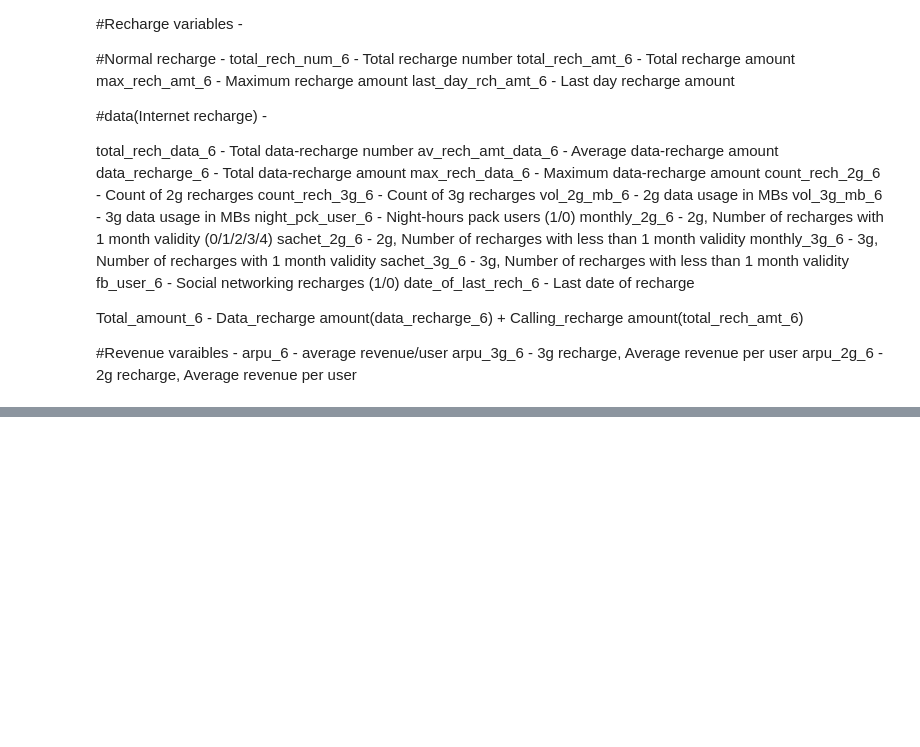
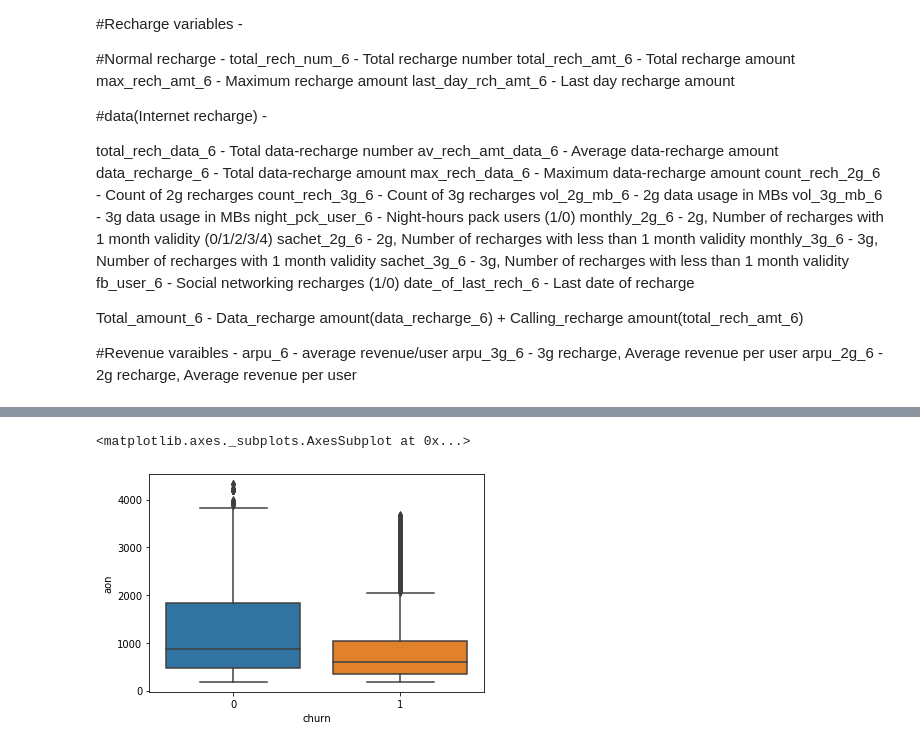
Before and after one commit to shreyaspai08/telecom_churn_case_study, a Jupyter notebook: Telecom_churn_notebook.ipynb, the cells around one changed output, grey strips where cells are left out. Saved outputs shown, nothing was run; the diff lists cells and outputs as text; code cells hidden in the pictures; blank space fills up the shorter version.

```diff
--- a/Telecom_churn_notebook.ipynb
+++ b/Telecom_churn_notebook.ipynb
@@ -516,3 +516,5 @@ Total_amount_6 - Data_recharge amount(data_recharge_6) + Calling_recharge amount
 arpu_6 - average revenue/user
 arpu_3g_6 - 3g recharge, Average revenue per user
 arpu_2g_6 - 2g recharge, Average revenue per user
+# %%
+high_value_frame = high_value_frame.drop('mobile_number', axis=1)
@@ -518,0 +543,7 @@ arpu_2g_6 - 2g recharge, Average revenue per user
+# %%
+hvf_copy = high_value_frame.copy()
+# %%
+for col in hvf_copy.columns:
+    cap_val = hvf_copy[col].quantile(0.99)
+    if 3*cap_val < hvf_copy[col].max():
+        hvf_copy.loc[:,col].loc[hvf_copy[col]>cap_val] = cap_val
@@ -518,0 +557,5 @@ arpu_2g_6 - 2g recharge, Average revenue per user
+# %%
+sns.boxplot(x='churn', y='aon', data=hvf_copy)
+# %% [output]
+<matplotlib.axes._subplots.AxesSubplot at 0x...>
+[figure, added]
```
Also changed, not shown: parts of 93 cells of this notebook.
